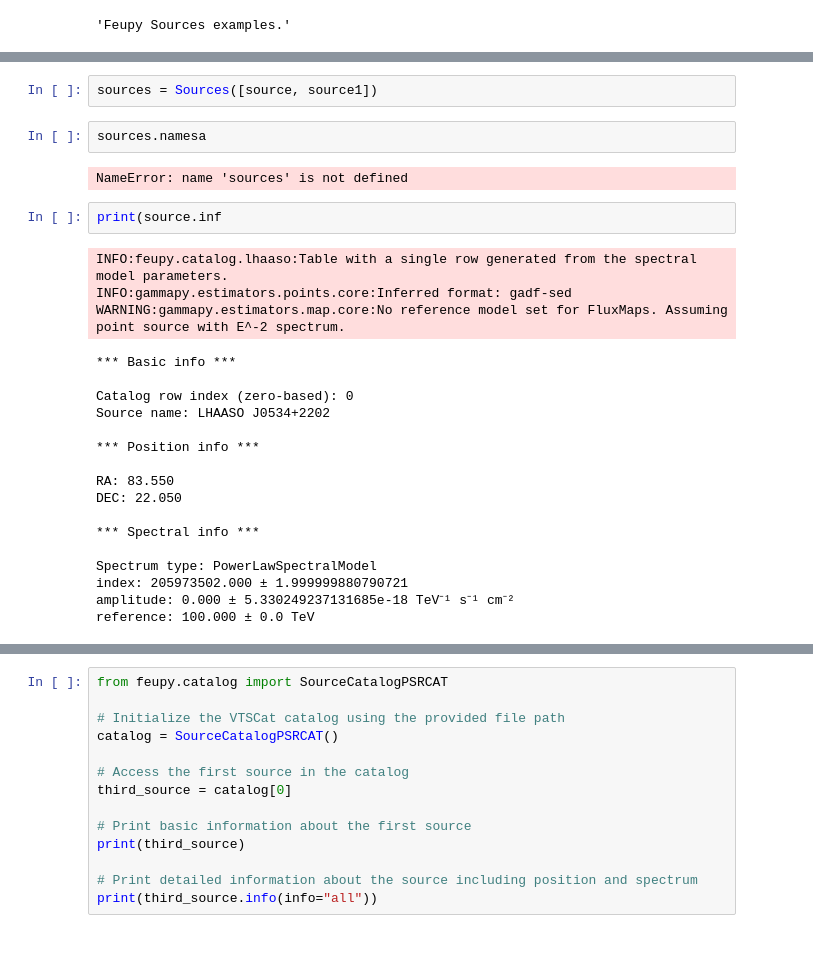
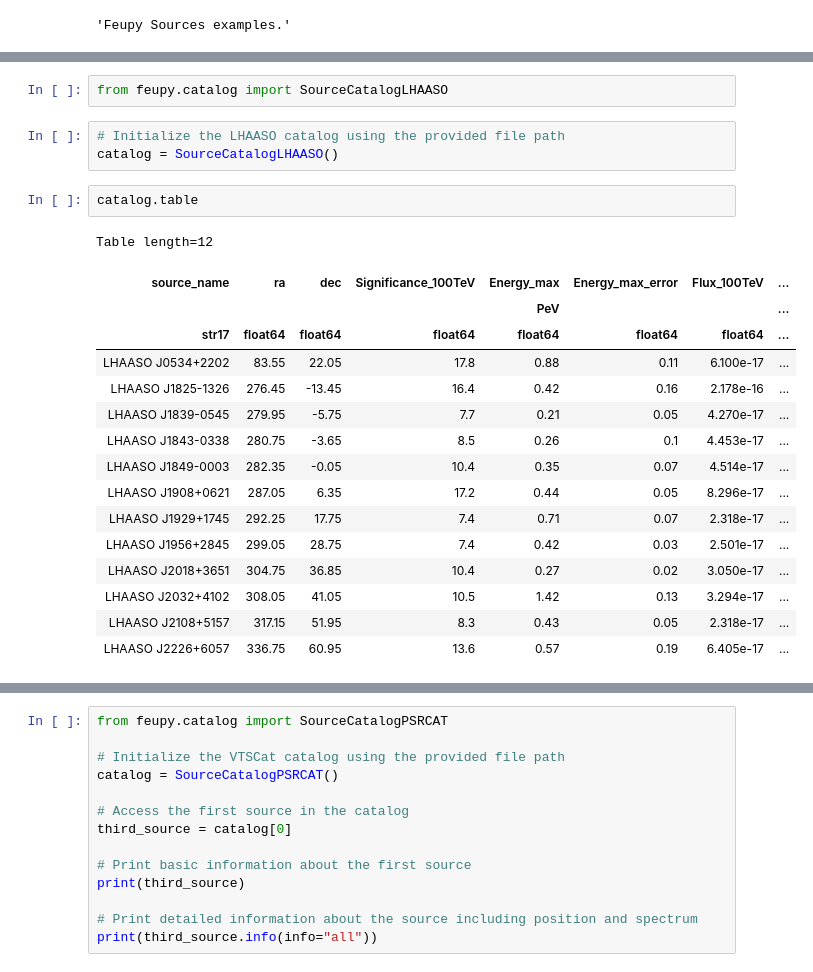
Before and after one commit to rubensjrcosta/feupy, a Jupyter notebook: examples/sources_class.ipynb, the cells around one changed output, grey strips where cells are left out. Saved outputs shown, nothing was run; the diff lists cells and outputs as text; blank space fills up the shorter version.

```diff
--- a/examples/sources_class.ipynb
+++ b/examples/sources_class.ipynb
@@ -41,29 +6,25 @@ sources
-# %%
-sources = Sources([source, source1])
-# %%
-sources.namesa
-# %% [output]
-NameError: name 'sources' is not defined
-# %%
-print(source.inf
-# %% [output]
-INFO:feupy.catalog.lhaaso:Table with a single row generated from the spectral model parameters.
-INFO:gammapy.estimators.points.core:Inferred format: gadf-sed
-WARNING:gammapy.estimators.map.core:No reference model set for FluxMaps. Assuming point source with E^-2 spectrum.
-*** Basic info ***
-
-Catalog row index (zero-based): 0
-Source name: LHAASO J0534+2202
-
-*** Position info ***
-
-RA: 83.550
-DEC: 22.050
-
-*** Spectral info ***
-
-Spectrum type: PowerLawSpectralModel
-index: 205973502.000 ± 1.999999880790721
-amplitude: 0.000 ± 5.330249237131685e-18 TeV⁻¹ s⁻¹ cm⁻²
-reference: 100.000 ± 0.0 TeV
+# %%
+from feupy.catalog import SourceCatalogLHAASO
+# %%
+# Initialize the LHAASO catalog using the provided file path
+catalog = SourceCatalogLHAASO()
+# %%
+catalog.table
+# %% [output]
+Table length=12
+| source_name | ra | dec | Significance_100TeV | Energy_max | Energy_max_error | Flux_100TeV | ... |
+|  |  |  |  | PeV |  |  | ... |
+| str17 | float64 | float64 | float64 | float64 | float64 | float64 | ... |
+| LHAASO J0534+2202 | 83.55 | 22.05 | 17.8 | 0.88 | 0.11 | 6.100e-17 | ... |
+| LHAASO J1825-1326 | 276.45 | -13.45 | 16.4 | 0.42 | 0.16 | 2.178e-16 | ... |
+| LHAASO J1839-0545 | 279.95 | -5.75 | 7.7 | 0.21 | 0.05 | 4.270e-17 | ... |
+| LHAASO J1843-0338 | 280.75 | -3.65 | 8.5 | 0.26 | 0.1 | 4.453e-17 | ... |
+| LHAASO J1849-0003 | 282.35 | -0.05 | 10.4 | 0.35 | 0.07 | 4.514e-17 | ... |
+| LHAASO J1908+0621 | 287.05 | 6.35 | 17.2 | 0.44 | 0.05 | 8.296e-17 | ... |
+| LHAASO J1929+1745 | 292.25 | 17.75 | 7.4 | 0.71 | 0.07 | 2.318e-17 | ... |
+| LHAASO J1956+2845 | 299.05 | 28.75 | 7.4 | 0.42 | 0.03 | 2.501e-17 | ... |
+| LHAASO J2018+3651 | 304.75 | 36.85 | 10.4 | 0.27 | 0.02 | 3.050e-17 | ... |
+| LHAASO J2032+4102 | 308.05 | 41.05 | 10.5 | 1.42 | 0.13 | 3.294e-17 | ... |
+| LHAASO J2108+5157 | 317.15 | 51.95 | 8.3 | 0.43 | 0.05 | 2.318e-17 | ... |
+| LHAASO J2226+6057 | 336.75 | 60.95 | 13.6 | 0.57 | 0.19 | 6.405e-17 | ... |
 # %%
```
Also changed, not shown: parts of 11 cells of this notebook, 13 other files.
